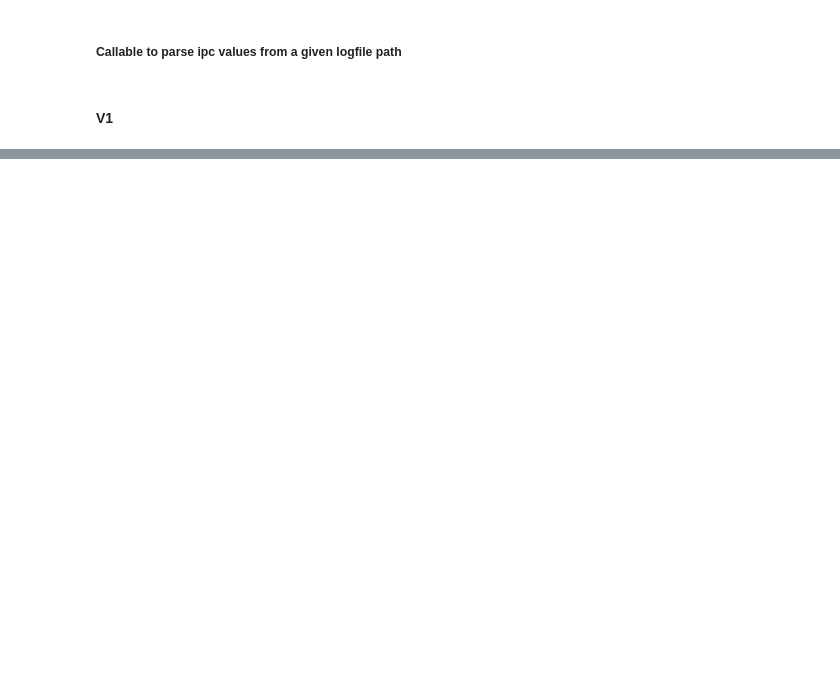
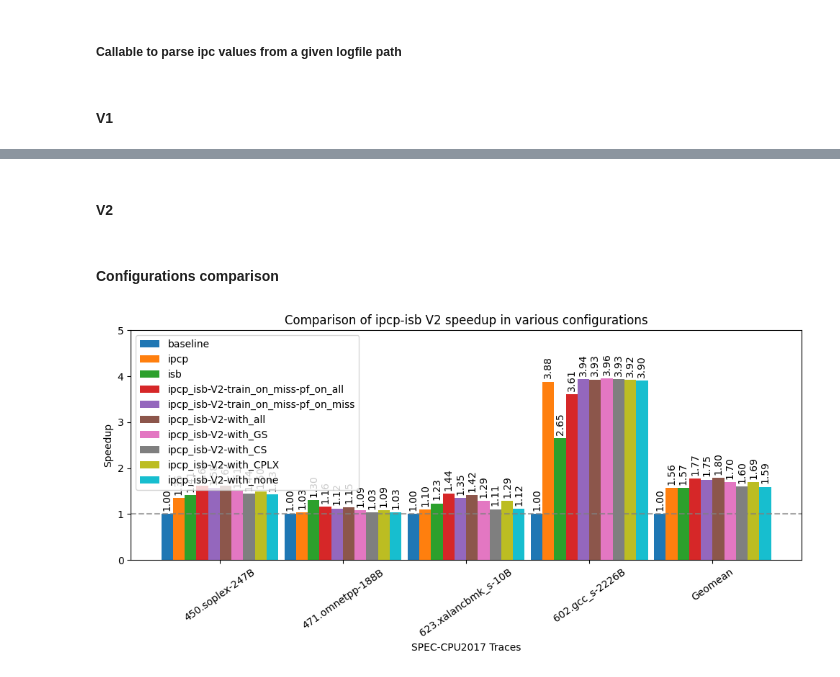
Before and after one commit to ArifAli-0/CS683-Project, a Jupyter notebook: plotter/graph-plotter.ipynb, the cells around one changed output, grey strips where cells are left out. Drawn from its saved outputs; the diff is of its cells as text; code cells hidden in the pictures; blank space fills up the shorter version.

```diff
--- a/plotter/graph-plotter.ipynb
+++ b/plotter/graph-plotter.ipynb
@@ -99,0 +130,15 @@ def extract_ipc(log_file):
+# %% [markdown]
+#### V2
+# %% [markdown]
+#### Configurations comparison
+# %%
+base_dir_v2_comp = "../logs/SPEC-CPU/v2/COMP/"
+# Define trace names and configuration labels
+trace_names_v2_comp = ['450.soplex-247B', '471.omnetpp-188B', '623.xalancbmk_s-10B', '602.gcc_s-2226B']
+configs_v2_comp = ['baseline','ipcp', 'isb' ,'ipcp_isb-V2-train_on_miss-pf_on_all','ipcp_isb-V2-train_on_miss-pf_on_miss' ,'ipcp_isb-V2-with_all', 'ipcp_isb-V2-with_GS', 'ipcp_isb-V2-with_CS', 'ipcp_isb-V2-with_CPLX', 'ipcp_isb-V2-with_none']
+ipc_values_v2_comp = parse_logs(base_dir_v2_comp, trace_names_v2_comp, configs_v2_comp, extract_ipc)
+speedups_v2_comp = calc_speedup(ipc_values_v2_comp, trace_names_v2_comp, configs_v2_comp)
+trace_names_v2_comp += ["Geomean"]
+plot(speedups_v2_comp, configs_v2_comp ,trace_names_v2_comp, "SPEC-CPU2017 Traces", "Speedup", "Comparison of ipcp-isb V2 speedup in various configurations", 0.095)
+# %% [output]
+[figure, added]
```
Also changed, not shown: parts of 7 cells of this notebook, 20 other files.
